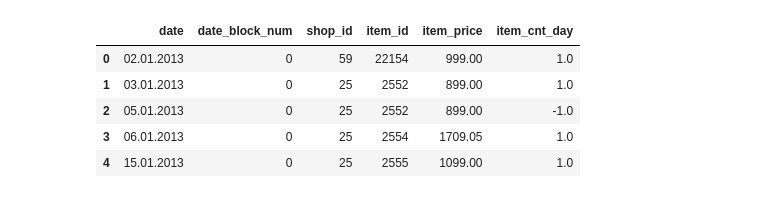
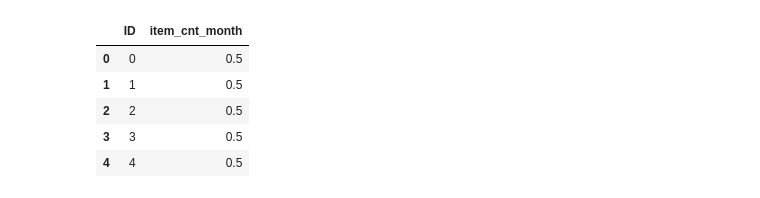
Before and after one commit to paulmathew111/ds, a Jupyter notebook: python/app/kaggle_predictFutureSales/predictFutureSales.ipynb, the cells around one changed output. Saved outputs shown, nothing was run; the diff lists cells and outputs as text; code cells hidden in the pictures.

Commit message:
single shop single item first check in

```diff
--- a/python/app/kaggle_predictFutureSales/predictFutureSales.ipynb
+++ b/python/app/kaggle_predictFutureSales/predictFutureSales.ipynb
@@ -7,11 +22,11 @@ import seaborn as sns
 # %%
-data = pd.read_csv('../../../data/kaggle/predicFutureSales/sales_train.csv.gz', compression= 'gzip')
+submissionData = pd.read_csv('../../../data/kaggle/predicFutureSales/sample_submission.csv.gz', compression = 'gzip')
 # %%
-data.head()
+submissionData.head()
 # %% [output]
-|  | date | date_block_num | shop_id | item_id | item_price | item_cnt_day |
-| 0 | 02.01.2013 | 0 | 59 | 22154 | 999.00 | 1.0 |
-| 1 | 03.01.2013 | 0 | 25 | 2552 | 899.00 | 1.0 |
-| 2 | 05.01.2013 | 0 | 25 | 2552 | 899.00 | -1.0 |
-| 3 | 06.01.2013 | 0 | 25 | 2554 | 1709.05 | 1.0 |
-| 4 | 15.01.2013 | 0 | 25 | 2555 | 1099.00 | 1.0 |
+|  | ID | item_cnt_month |
+| 0 | 0 | 0.5 |
+| 1 | 1 | 0.5 |
+| 2 | 2 | 0.5 |
+| 3 | 3 | 0.5 |
+| 4 | 4 | 0.5 |
```
Also changed, not shown: parts of 25 cells of this notebook, 1 other file.
